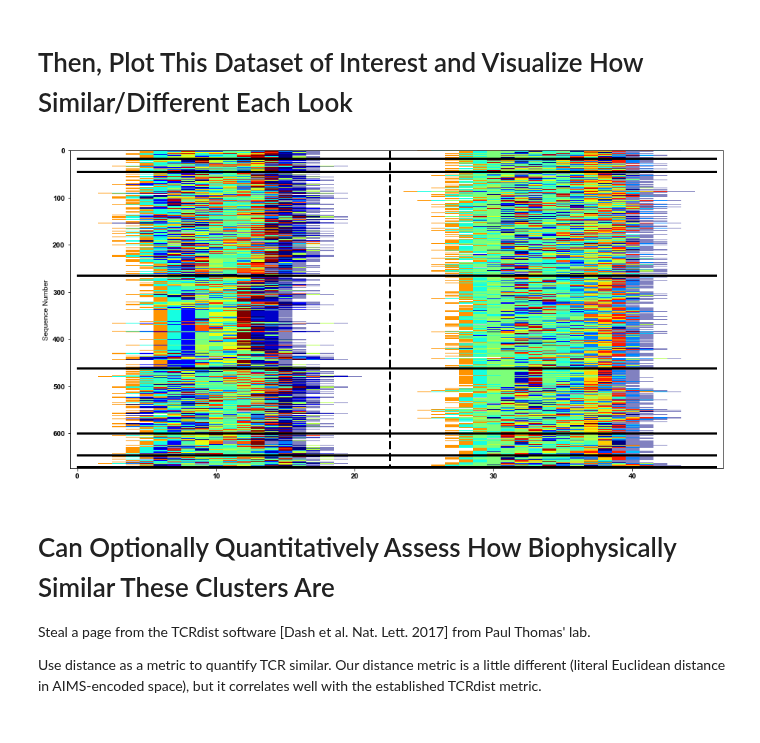
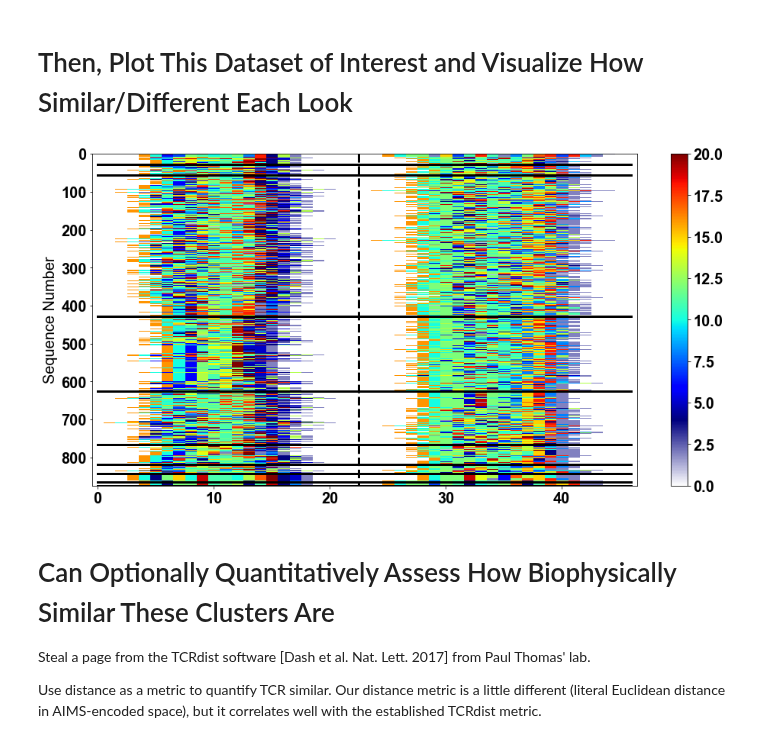
Before and after one commit to ctboughter/AIMS, a Jupyter notebook: AIMS_notebook.ipynb, the cells around one changed output. Drawn from its saved outputs; the diff is of its cells as text; code cells hidden in the pictures.

```diff
--- a/AIMS_notebook.ipynb
+++ b/AIMS_notebook.ipynb
@@ -87,6 +88,7 @@ molecule = 'Ig'
 # Comparing two datasets:
 #fileName = ["siv_tl8.csv","siv_cm9.csv"]
 #datName = ["TL8","CM9"]
+
 # Comparing one dataset:
 fileName = ['vdjdb_seqs_parse.csv']
 datName = ['VDJdb']
@@ -112,7 +114,7 @@ datName = ['VDJdb']
 # If analyzing MSA, keep this defined anyway as a dummy variable. Won't change anything
 num_loop = 2
 # Do you want AIMS to drop duplicate sequences (clonal expansion or otherwise)?
-drop_duplicates = True
+drop_duplicates = False
 
 # If running on a mac, set parallel process to True for a speedup in analysis
 # parallel processing has not yet been tested on other (non macOS) operating systems
@@ -154,7 +156,7 @@ elif molecule.lower() == 'ig':
             compile_index = temp_index
         else:
             seqPRE = pandas.concat([seqPRE,seq_pre],axis=1)
-            compile_index = np.vstack((compile_index,temp_index))
+            compile_index = np.hstack((compile_index.values,temp_index.values))
     seqF = seqPRE
 elif molecule.lower() == 'peptide':
     for i in np.arange(len(fileName)):
@@ -361,7 +363,7 @@ dchoice = 'parse'
 # Want to run pca or umap?
 reduce = 'umap'
 # What will you cluster with (kmean, optics, dbscan)?
-clust = 'optics'
+clust = 'dbscan'
 ###################################################################################
 # %% [markdown]
 # The below section then uses the above information to actually calculate these things
@@ -638,29 +644,31 @@ subset_sel = 'metadata' # other option is 'cluster'
 # %%
 if subset_sel.lower() == 'cluster':
     chosen_map = clust_map; chosen_name = clust_name
 elif subset_sel.lower() == 'metadata':
     chosen_map = meta_map; chosen_name = meta_name
 fig, ax = pl.subplots(1, 1,squeeze=False,figsize=(16,8))
 for i in np.sort(chosen_map[chosen_name].drop_duplicates()):
+    #for i in np.arange(12):
     if i == -1:
         continue
     pre_clust = seq_MIf[seq_MIf.columns[chosen_map[chosen_map[chosen_name] == i].index]]
     clustID = np.transpose(pandas.DataFrame(i*np.ones(np.shape(pre_clust)[1])))
     clustID.columns = pre_clust.columns
     pre_clustF = pandas.concat([pre_clust,clustID],axis=0)
     if i == 0:
         clustered = pre_clustF
     else:
         clustered = pandas.concat([clustered, pre_clustF],axis = 1)
     ax[0,0].plot(np.arange(len(seq_MIf)),np.ones(len(seq_MIf))*(np.shape(clustered)[1]),'black',linewidth = 3)
 ax[0,0].set_ylabel('Sequence Number')
 if type(mat_size) != int:
     for i in np.arange(len(mat_size)-1):
         ax[0,0].plot( (mat_size[i] + sum(mat_size[:i]) - 0.5) * np.ones(np.shape(clustered)[1]),np.arange(np.shape(clustered)[1]),'k--',linewidth = 3)
 xyz = ax[0,0].imshow(np.transpose(np.array(clustered))[:,:-1], interpolation='nearest', aspect='auto',cmap=cmap)
+pl.colorbar(xyz)
 pl.savefig(outputDir+'/AIMS_'+subset_sel+'_subViz.pdf',format='pdf')
 # %% [output]
-[figure, old version]
+[figure, new version]
 # %% [markdown]
 # Can Optionally Quantitatively Assess How Biophysically Similar These Clusters Are
 Steal a page from the TCRdist software [Dash et al. Nat. Lett. 2017] from Paul Thomas' lab.
```
Also changed, not shown: parts of 29 cells of this notebook, 5 other files.
